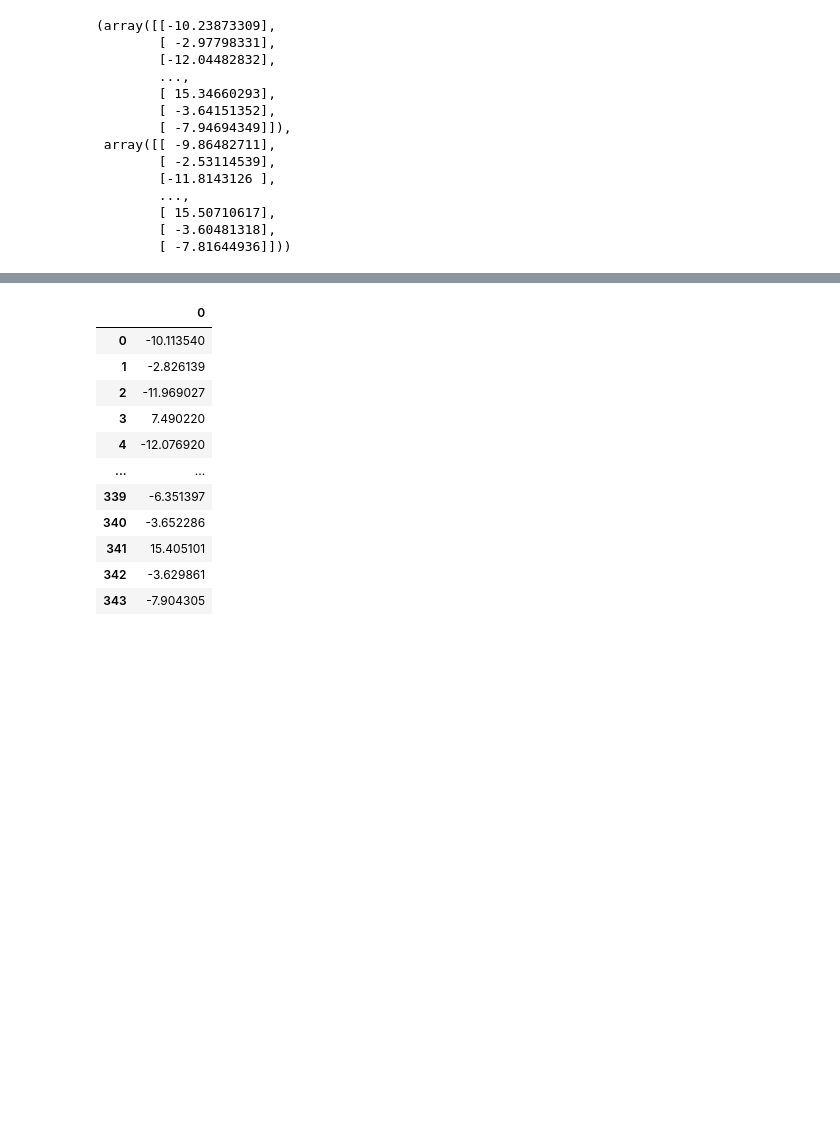
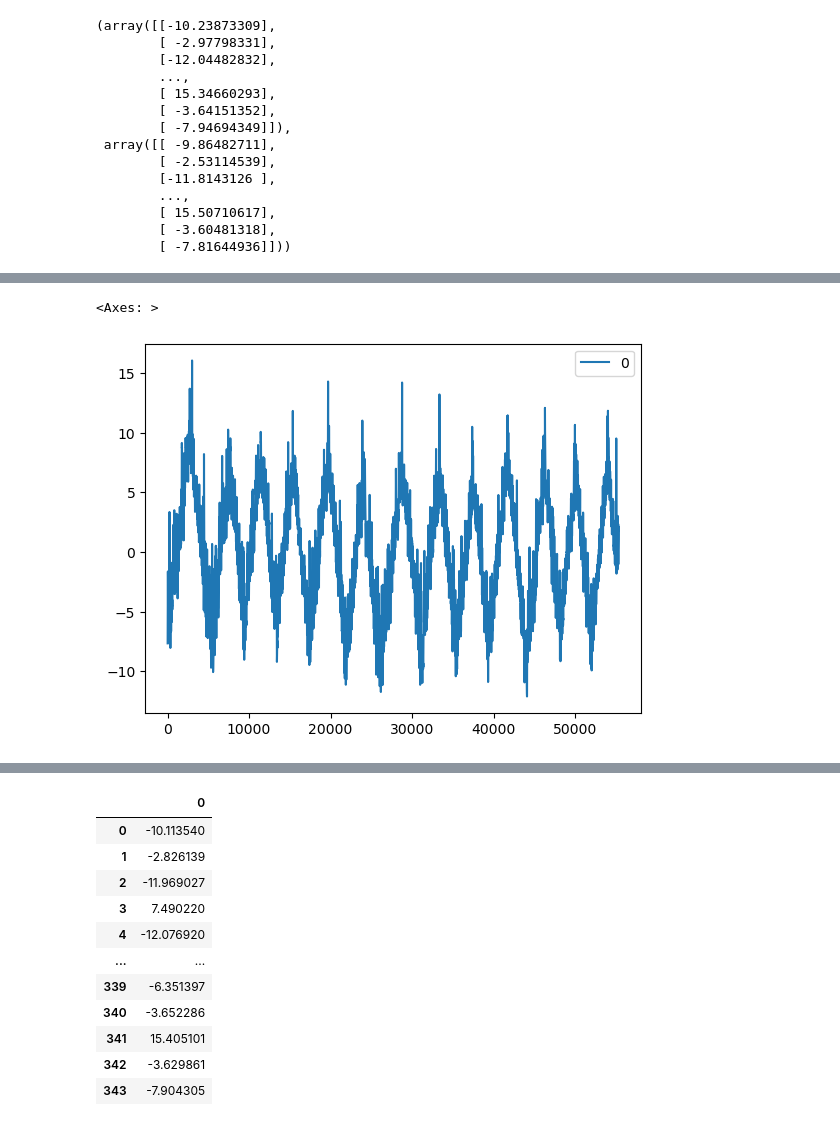
Before and after one commit to riderman10000/action_count_in_events3, a Jupyter notebook: all_code/time_series/test_ipca.ipynb, the cells around one changed output, grey strips where cells are left out. Drawn from its saved outputs; the diff is of its cells as text; code cells hidden in the pictures; blank space fills up the shorter version.

```diff
--- a/all_code/time_series/test_ipca.ipynb
+++ b/all_code/time_series/test_ipca.ipynb
@@ -105,3 +133,8 @@ ipca_df = pd.DataFrame(ipca_data)
+# %%
+pca_df.plot()
+# %% [output]
+<Axes: >
+[figure, added]
 # %%
 pca_df.plot()
 ipca_df.plot()
```
Also changed, not shown: parts of 26 cells of this notebook, 12 other files.
